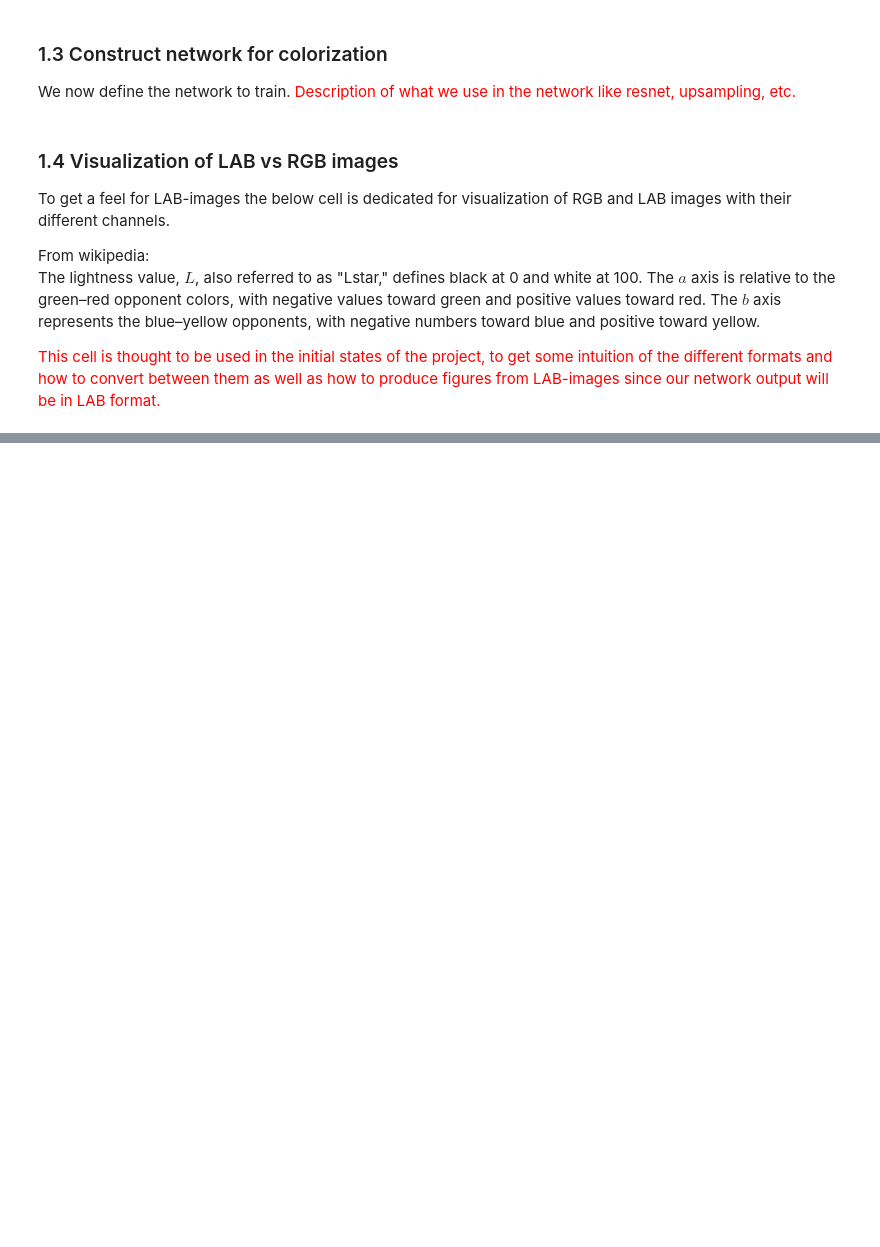
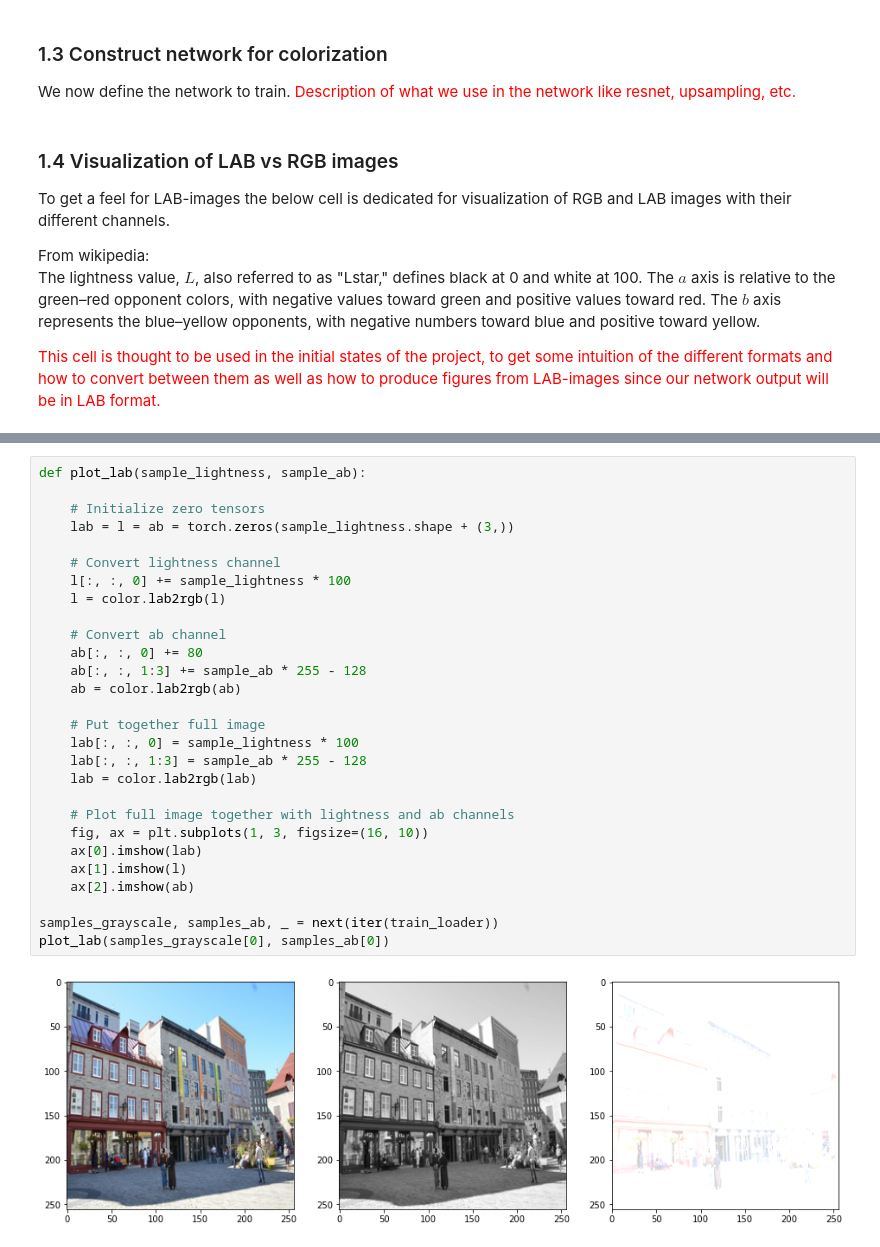
Before and after one commit to LjungPer/deep-learning-project, a Jupyter notebook: Project_notebook.ipynb, the cells around one changed output, grey strips where cells are left out. Cells and saved outputs as stored; diff of their text form; blank space fills up the shorter version.

```diff
--- a/Project_notebook.ipynb
+++ b/Project_notebook.ipynb
@@ -241,0 +184,30 @@ Labels batch shape: torch.Size([64, 256, 256, 3])
+# %%
+def plot_lab(sample_lightness, sample_ab):
+
+    # Initialize zero tensors
+    lab = l = ab = torch.zeros(sample_lightness.shape + (3,))
+
+    # Convert lightness channel
+    l[:, :, 0] += sample_lightness * 100
+    l = color.lab2rgb(l)
+
+    # Convert ab channel
+    ab[:, :, 0] += 80
+    ab[:, :, 1:3] += sample_ab * 255 - 128
+    ab = color.lab2rgb(ab)
+
+    # Put together full image
+    lab[:, :, 0] = sample_lightness * 100
+    lab[:, :, 1:3] = sample_ab * 255 - 128
+    lab = color.lab2rgb(lab)
+
+    # Plot full image together with lightness and ab channels
+    fig, ax = plt.subplots(1, 3, figsize=(16, 10))
+    ax[0].imshow(lab)
+    ax[1].imshow(l)
+    ax[2].imshow(ab)
+
+samples_grayscale, samples_ab, _ = next(iter(train_loader))
+plot_lab(samples_grayscale[0], samples_ab[0])
+# %% [output]
+[figure, added]
```
Also changed, not shown: parts of 4 cells of this notebook.
